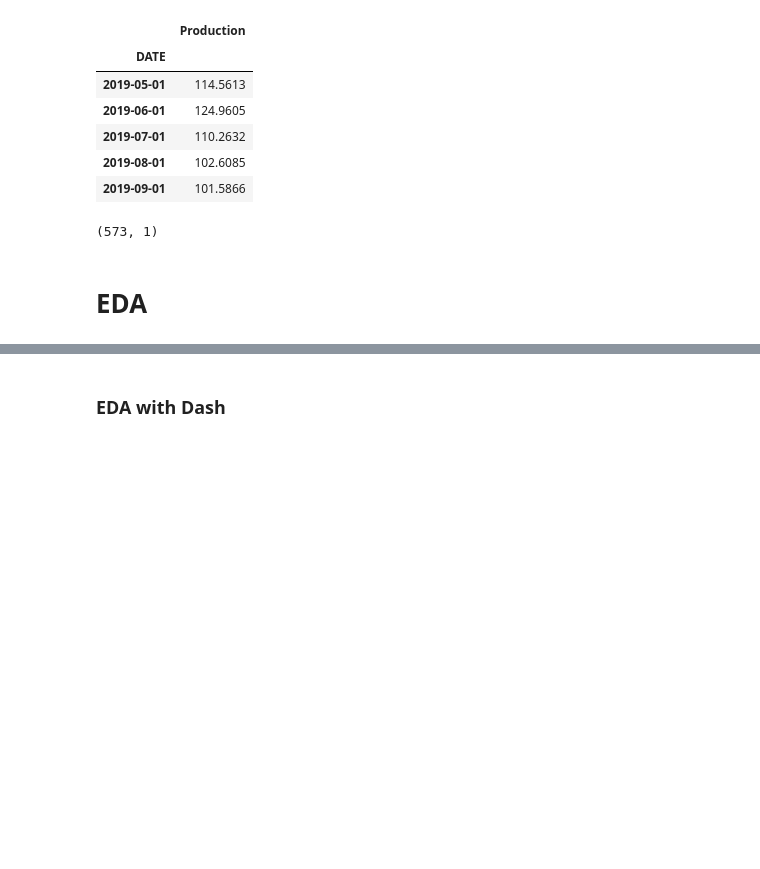
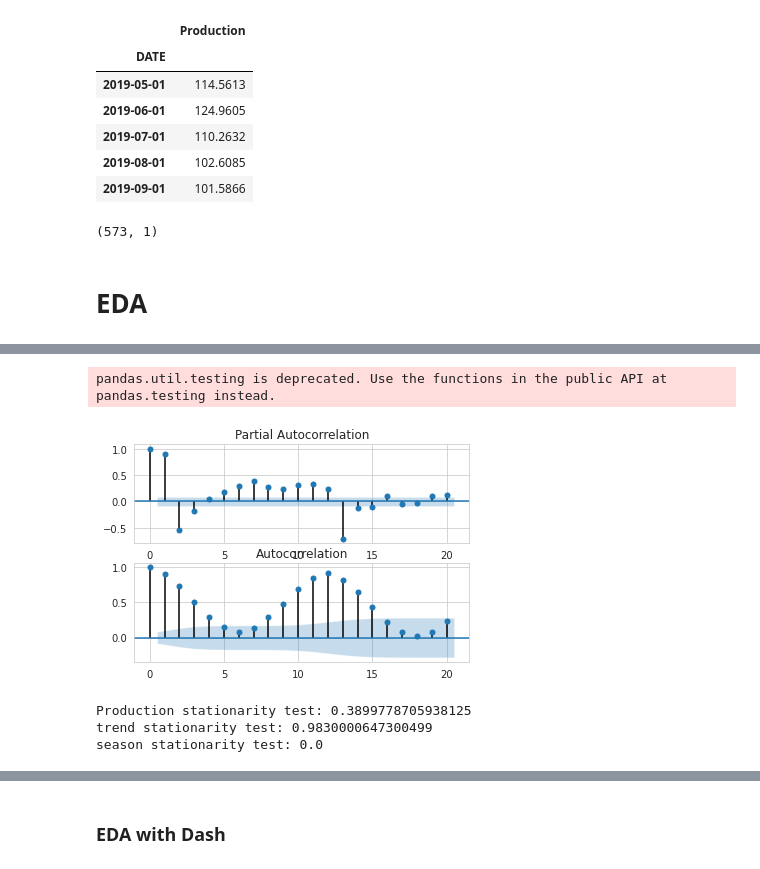
Before and after one commit to taylorec/Deep-Learning-with-Python, a Jupyter notebook: ForecastingProduction_RNN/DessertProductionRNN.ipynb, the cells around one changed output, grey strips where cells are left out. Cells and saved outputs as stored; diff of their text form; code cells hidden in the pictures; blank space fills up the shorter version.

```diff
--- a/ForecastingProduction_RNN/DessertProductionRNN.ipynb
+++ b/ForecastingProduction_RNN/DessertProductionRNN.ipynb
@@ -56,2 +80,24 @@ fig.show()
+# %%
+# correlation of each lag
+import statsmodels.api as sm
+fig, axes = plt.subplots(nrows=2, ncols=1)
+sm.graphics.tsa.plot_pacf(data['Production'], lags=20, ax=axes[0]);
+sm.graphics.tsa.plot_acf(data['Production'], lags=20, ax=axes[1]);
+# %% [output]
+pandas.util.testing is deprecated. Use the functions in the public API at pandas.testing instead.
+[figure, added]
+# %%
+# A test for stationarity is the augmented Dickey–Fuller test
+# The second return value is the p-value
+# With p-values below 5% or 0.05 we would typically reject the null hypothesis,
+# and we could assume that our time-series is stationary
+from statsmodels.tsa import stattools
+print('Production stationarity test:', stattools.adfuller(data['Production'])[1])
+print('trend stationarity test:', stattools.adfuller(data['trend'])[1])
+print('season stationarity test:', stattools.adfuller(data['season'])[1])
+# %% [output]
+Production stationarity test: 0.3899778705938125
+trend stationarity test: 0.9830000647300499
+season stationarity test: 0.0
 # %%
 from statsmodels.tsa.seasonal import seasonal_decompose
```
Also changed, not shown: parts of 12 cells of this notebook.
